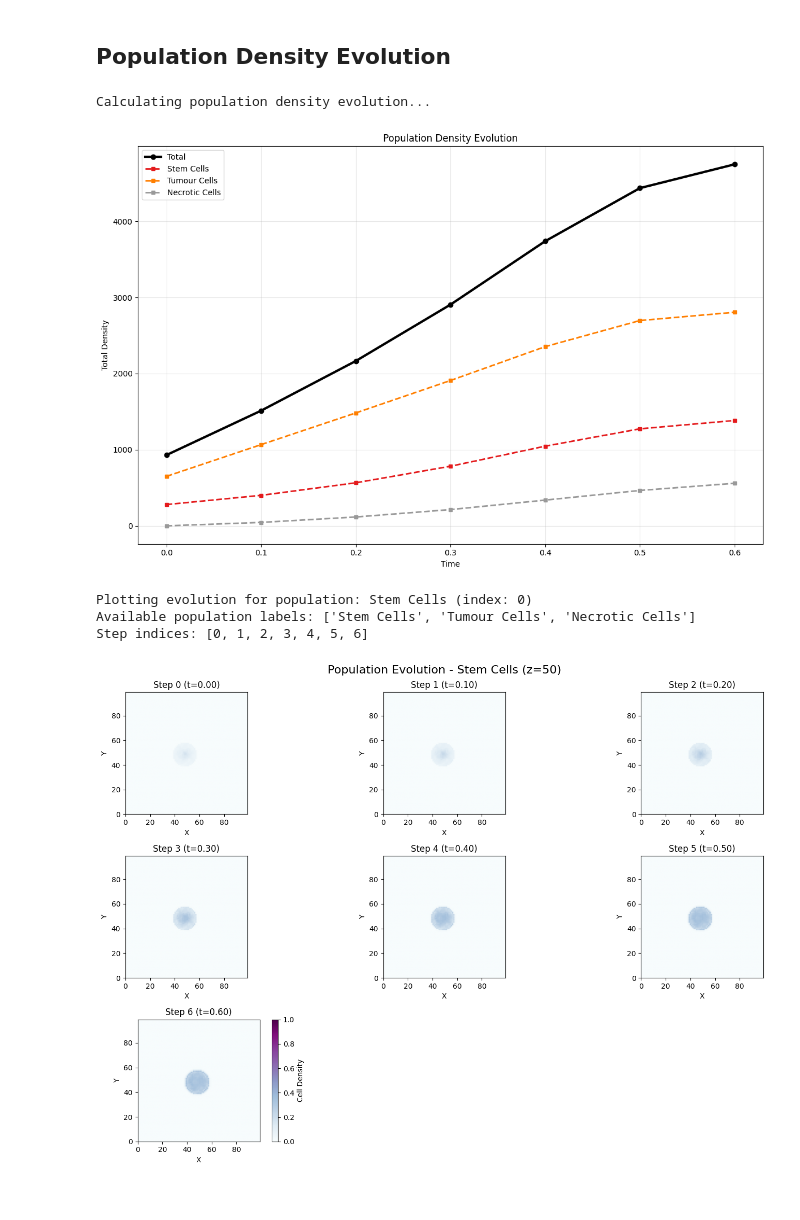
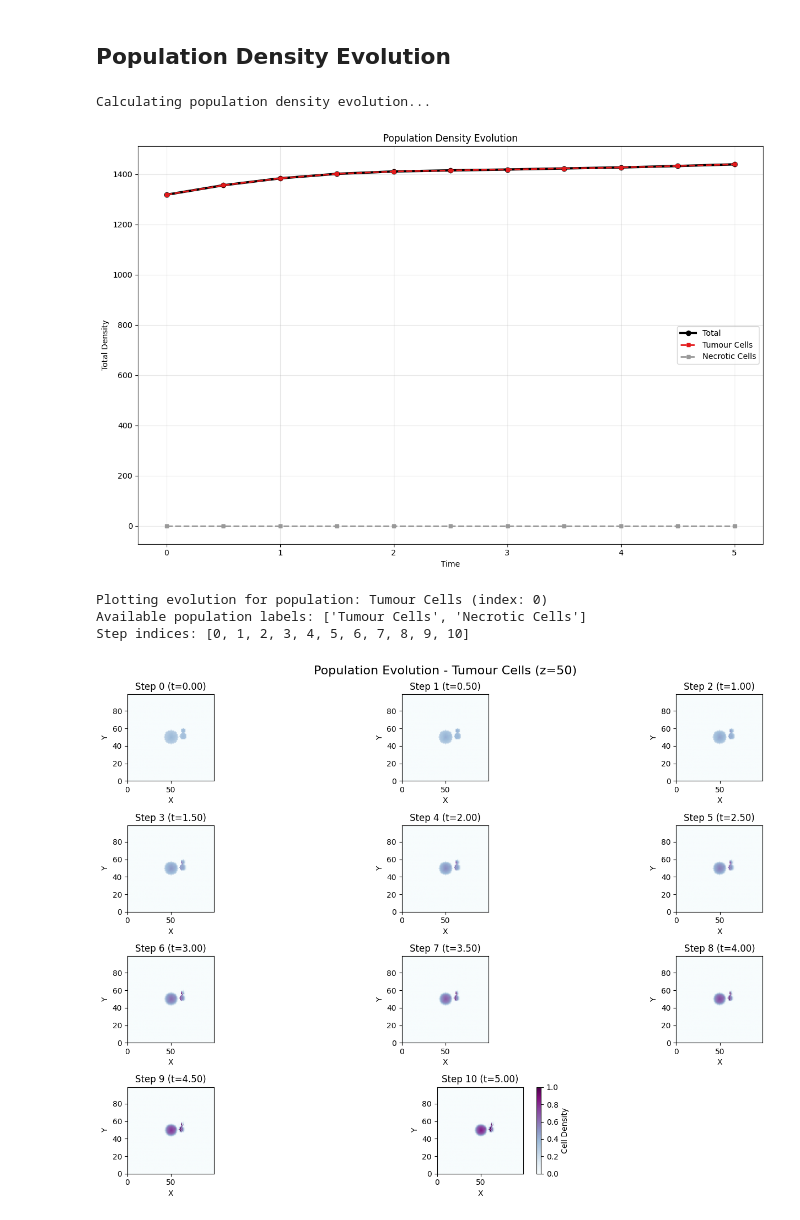
Before and after one commit to rmcnamara101/SCIE3212, a Jupyter notebook: laboratory/simulation_analysis/sim_analysis.ipynb, the cells around one changed output. Cells and saved outputs as stored; diff of their text form; code cells hidden in the pictures.

```diff
--- a/laboratory/simulation_analysis/sim_analysis.ipynb
+++ b/laboratory/simulation_analysis/sim_analysis.ipynb
@@ -18,7 +18,7 @@ from src.growkit.PlotEngine.SimPlotter import SimPlotter
 from src.growkit.PlotEngine.CellFieldPlotter import CellFieldPlotter
 from src.growkit.Simulator import TumorGrowthSimulator
 
-simulator = TumorGrowthSimulator(proj + "/configs/csc-t-n.yaml")
+simulator = TumorGrowthSimulator(proj + "/configs/T_N.yaml")
 
 simulation_data = simulator.load_simulation_data(proj + "/laboratory/saved_simulations/simulation_data.npz")
 
@@ -42,12 +44,12 @@ Calculating tumor radius evolution...
 sim_plotter.plot_population_density_evolution(output_dir=None, save_plot=False, show_plot=True, figsize=(12, 8), normalize_by_volume=False)
 # %% [output]
 Calculating population density evolution...
-[figure, old version]
+[figure, new version]
 # %%
-cell_plotter.plot_population_evolution_by_label(simulation_data, label="Stem Cells", cmap="BuPu", show_plot=True)
+cell_plotter.plot_population_evolution_by_label(simulation_data, label="Tumour Cells", cmap="BuPu", show_plot=True)
 # %% [output]
-Plotting evolution for population: Stem Cells (index: 0)
-Available population labels: ['Stem Cells', 'Tumour Cells', 'Necrotic Cells']
-Step indices: [0, 1, 2, 3, 4, 5, 6]
+Plotting evolution for population: Tumour Cells (index: 0)
+Available population labels: ['Tumour Cells', 'Necrotic Cells']
+Step indices: [0, 1, 2, 3, 4, 5, 6, 7, 8, 9, 10]
-[figure, old version]
+[figure, new version]
 # %%
```
Also changed, not shown: parts of 6 cells of this notebook, 58 other files.
